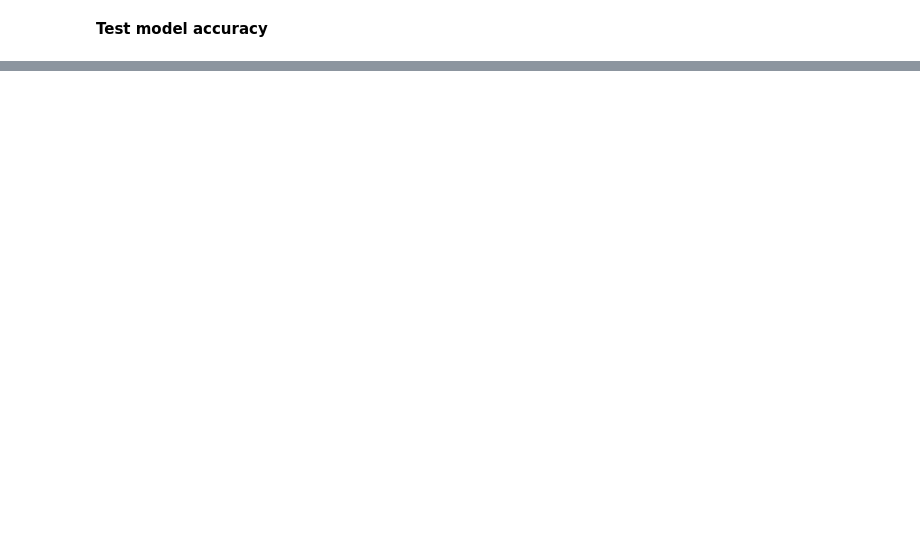
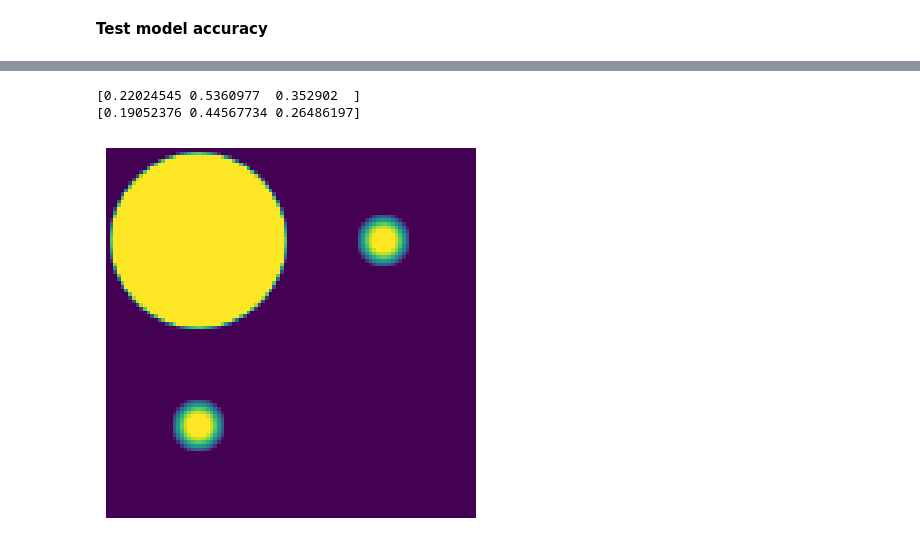
Before and after one commit to levdik/fmmeta, a Jupyter notebook: design_rgb_sorter.ipynb, the cells around one changed output, grey strips where cells are left out. Cells and saved outputs as stored; diff of their text form; code cells hidden in the pictures; blank space fills up the shorter version.

```diff
--- a/design_rgb_sorter.ipynb
+++ b/design_rgb_sorter.ipynb
@@ -27,3 +53,8 @@ blue_model = ai.load_model(
+# %%
+common_fno_kwargs = {'model_type': ai.ScatteringFNO, 'dout': 4, 'hidden_dims': [64] * 7, 'modes': 16, 'activation': nnx.gelu}
+red_model = ai.load_model('ai_models/fno_red_freeform.msgpack', **common_fno_kwargs)
+green_model = ai.load_model('ai_models/fno_green_freeform.msgpack', **common_fno_kwargs)
+blue_model = ai.load_model('ai_models/fno_blue_freeform.msgpack', **common_fno_kwargs)
 # %% [markdown]
 **Prepare simulation functions**
 # %%
@@ -76,0 +223,47 @@ print(true_amps.shape)
+# %%
+# for FNO
+class FixedPopsize:
+    def __init__(self, target_total_pop):
+        self.target = target_total_pop
+
+    def __mul__(self, other):
+        return int(self.target)
+
+    def __rmul__(self, other):
+        return int(self.target)
+
+    def __imul__(self, other):
+        return int(self.target)
+
+@jax.jit
+def objective_function_to_minimize(x):
+    eff = jnp.mean(params_to_focused_powers(x, true_sim=False))
+    # eff = jnp.min(params_to_focused_powers(x, true_sim=False))
+    invalid = too_thin_area(topology(x), min_width_px)
+    invalid = 1 - jnp.abs(1 - invalid) ** 4
+    return invalid - eff
+
+opt_res = differential_evolution(
+    objective_function_to_minimize,
+    [(-1, 1)] * topology.n_geometrical_parameters,
+    popsize=FixedPopsize(50),
+    polish=False,
+    disp=True,
+    tol=0,
+    atol=1e-6,
+    maxiter=100
+)
+
+print(opt_res.x)
+# %%
+print(params_to_focused_powers(opt_res.x, true_sim=False))
+print(params_to_focused_powers(opt_res.x, true_sim=True))
+# %% [output]
+[0.22024545 0.5360977  0.352902  ]
+[0.19052376 0.44567734 0.26486197]
+# %%
+plt.imshow(topology(opt_res.x))
+plt.axis('off')
+plt.show()
+# %% [output]
+[figure, added]
```
Also changed, not shown: parts of 39 cells of this notebook.
